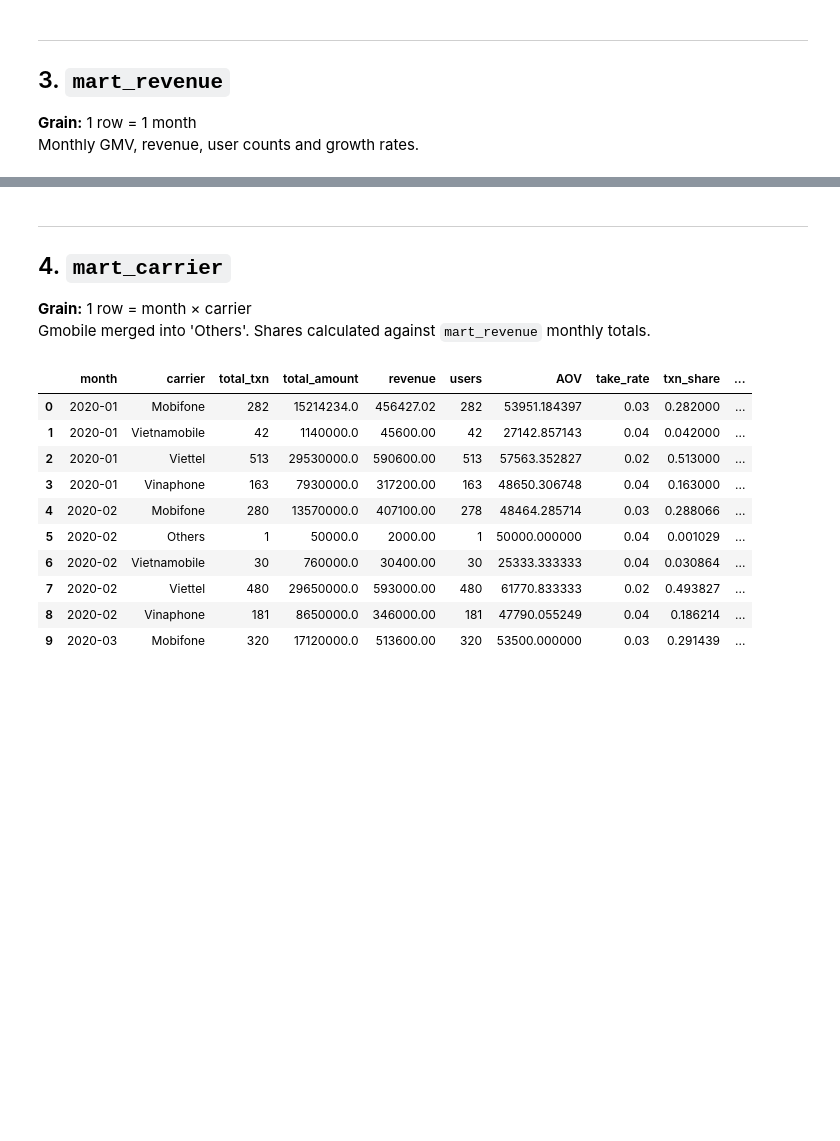
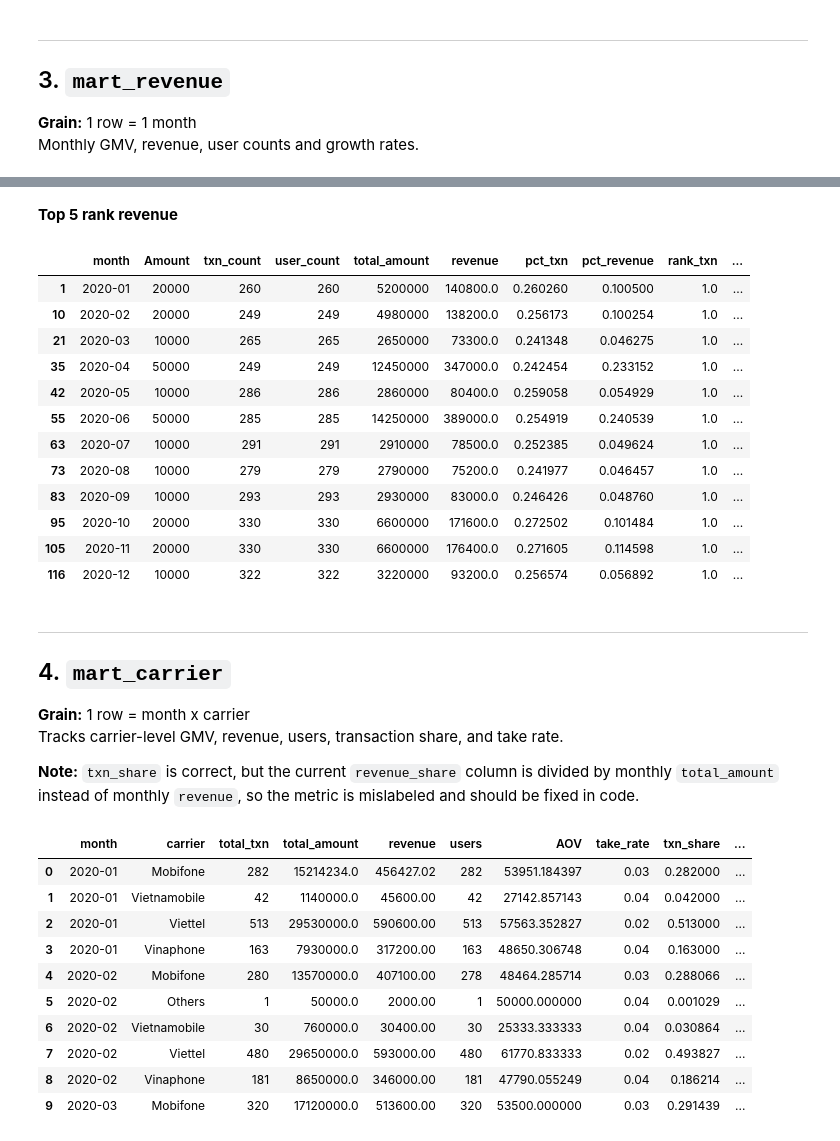
Before and after one commit to Trieu212203/Momo-top-up-analysis, a Jupyter notebook: Notebooks/04_building_analytics_mart.ipynb, the cells around one changed output, grey strips where cells are left out. Cells and saved outputs as stored; diff of their text form; code cells hidden in the pictures; blank space fills up the shorter version.

```diff
--- a/Notebooks/04_building_analytics_mart.ipynb
+++ b/Notebooks/04_building_analytics_mart.ipynb
@@ -141,0 +162,5 @@ mart_revenue
+# %%
+mart_amount_distribution['pct_txn'] = (
+    mart_amount_distribution['txn_count'] /
+    mart_amount_distribution.groupby('month')['txn_count'].transform('sum')
+)
@@ -141,0 +173,5 @@ mart_revenue
+# %%
+mart_amount_distribution['pct_revenue'] = (
+    mart_amount_distribution['revenue'] /
+    mart_amount_distribution.groupby('month')['revenue'].transform('sum')
+    )
@@ -141,0 +184,3 @@ mart_revenue
+# %%
+mart_amount_distribution['rank_txn'] = (
+    mart_amount_distribution .groupby('month')['txn_count'] .rank(method='dense', ascending=False) )
@@ -142,5 +193,34 @@ mart_revenue
+# %%
+mart_amount_distribution['rank_revenue'] = (
+    mart_amount_distribution
+        .groupby('month')['revenue']
+        .rank(method='dense', ascending=False)
+)
+# %% [markdown]
+**Top 5 rank revenue**
+# %%
+top5_txn = mart_amount_distribution[
+    mart_amount_distribution['rank_txn'] <= 1
+]
+top5_txn
+# %% [output]
+|  | month | Amount | txn_count | user_count | total_amount | revenue | pct_txn | pct_revenue | rank_txn | ... |
+| 1 | 2020-01 | 20000 | 260 | 260 | 5200000 | 140800.0 | 0.260260 | 0.100500 | 1.0 | ... |
+| 10 | 2020-02 | 20000 | 249 | 249 | 4980000 | 138200.0 | 0.256173 | 0.100254 | 1.0 | ... |
+| 21 | 2020-03 | 10000 | 265 | 265 | 2650000 | 73300.0 | 0.241348 | 0.046275 | 1.0 | ... |
+| 35 | 2020-04 | 50000 | 249 | 249 | 12450000 | 347000.0 | 0.242454 | 0.233152 | 1.0 | ... |
+| 42 | 2020-05 | 10000 | 286 | 286 | 2860000 | 80400.0 | 0.259058 | 0.054929 | 1.0 | ... |
+| 55 | 2020-06 | 50000 | 285 | 285 | 14250000 | 389000.0 | 0.254919 | 0.240539 | 1.0 | ... |
+| 63 | 2020-07 | 10000 | 291 | 291 | 2910000 | 78500.0 | 0.252385 | 0.049624 | 1.0 | ... |
+| 73 | 2020-08 | 10000 | 279 | 279 | 2790000 | 75200.0 | 0.241977 | 0.046457 | 1.0 | ... |
+| 83 | 2020-09 | 10000 | 293 | 293 | 2930000 | 83000.0 | 0.246426 | 0.048760 | 1.0 | ... |
+| 95 | 2020-10 | 20000 | 330 | 330 | 6600000 | 171600.0 | 0.272502 | 0.101484 | 1.0 | ... |
+| 105 | 2020-11 | 20000 | 330 | 330 | 6600000 | 176400.0 | 0.271605 | 0.114598 | 1.0 | ... |
+| 116 | 2020-12 | 10000 | 322 | 322 | 3220000 | 93200.0 | 0.256574 | 0.056892 | 1.0 | ... |
 # %% [markdown]
 ---
 ## 4. `mart_carrier`
-**Grain:** 1 row = month × carrier
-Gmobile merged into 'Others'. Shares calculated against `mart_revenue` monthly totals.
+**Grain:** 1 row = month x carrier
+Tracks carrier-level GMV, revenue, users, transaction share, and take rate.
+
+**Note:** `txn_share` is correct, but the current `revenue_share` column is divided by monthly `total_amount` instead of monthly `revenue`, so the metric is mislabeled and should be fixed in code.
```
Also changed, not shown: parts of 33 cells of this notebook.
